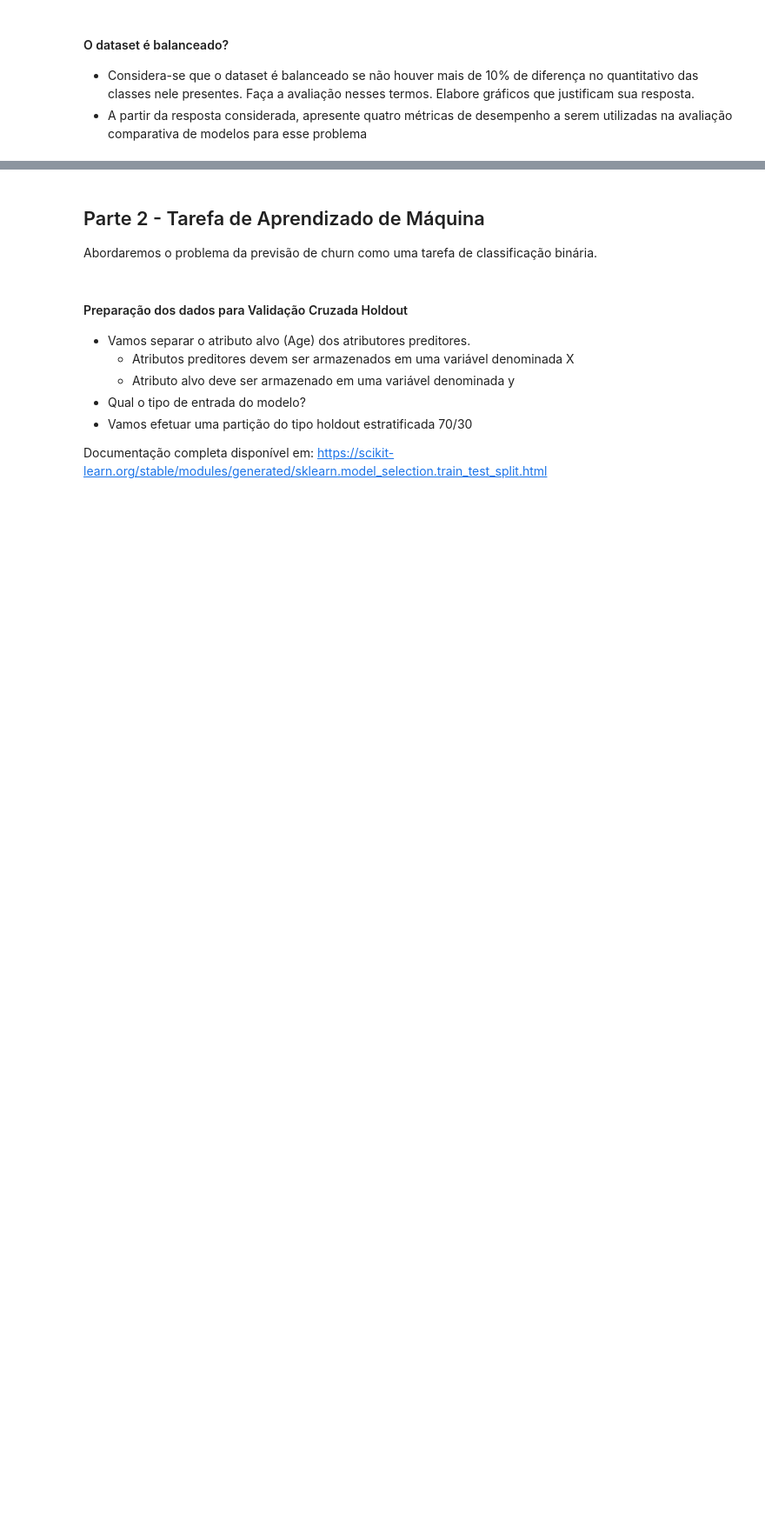
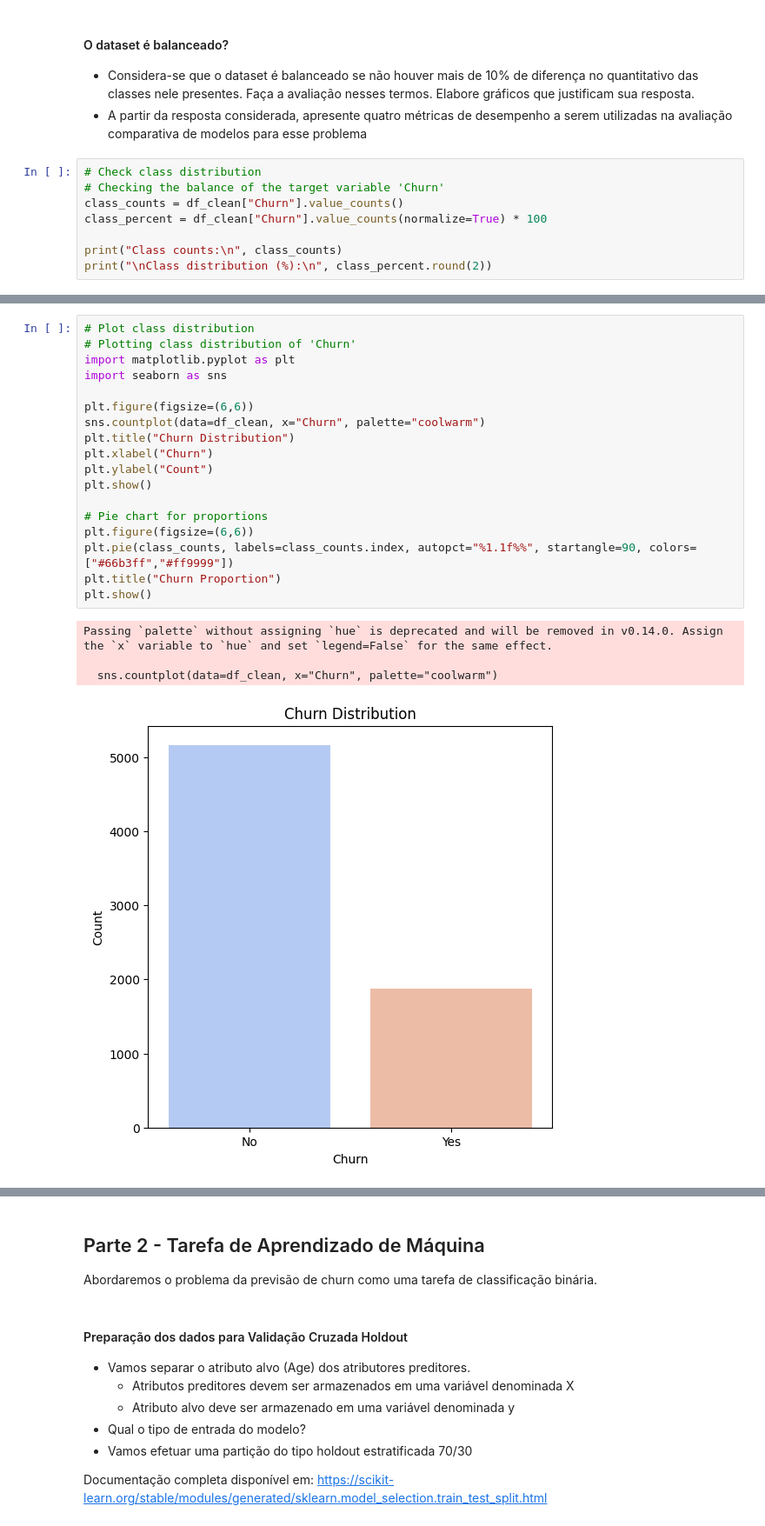
Before and after one commit to Marcelo-Heitor-de-Almeida-Lira/redes_neurais_ap2, a Jupyter notebook: RNA-2025.2-PP1.2.ipynb, the cells around one changed output, grey strips where cells are left out. Shown at 87% size. Saved outputs shown, nothing was run; the diff lists cells and outputs as text; blank space fills up the shorter version.

```diff
--- a/RNA-2025.2-PP1.2.ipynb
+++ b/RNA-2025.2-PP1.2.ipynb
@@ -732,3 +805,11 @@ Referências:
 
 - Considera-se que o dataset é balanceado se não houver mais de 10% de diferença no quantitativo das classes nele presentes. Faça a avaliação nesses termos. Elabore gráficos que justificam sua resposta.
 - A partir da resposta considerada, apresente quatro métricas de desempenho a serem utilizadas na avaliação comparativa de modelos para esse problema
+# %%
+# Check class distribution
+# Checking the balance of the target variable 'Churn'
+class_counts = df_clean["Churn"].value_counts()
+class_percent = df_clean["Churn"].value_counts(normalize=True) * 100
+
+print("Class counts:\n", class_counts)
+print("\nClass distribution (%):\n", class_percent.round(2))
@@ -734,0 +828,23 @@ Referências:
+# %%
+# Plot class distribution
+# Plotting class distribution of 'Churn'
+import matplotlib.pyplot as plt
+import seaborn as sns
+
+plt.figure(figsize=(6,6))
+sns.countplot(data=df_clean, x="Churn", palette="coolwarm")
+plt.title("Churn Distribution")
+plt.xlabel("Churn")
+plt.ylabel("Count")
+plt.show()
+
+# Pie chart for proportions
+plt.figure(figsize=(6,6))
+plt.pie(class_counts, labels=class_counts.index, autopct="%1.1f%%", startangle=90, colors=["#66b3ff","#ff9999"])
+plt.title("Churn Proportion")
+plt.show()
+# %% [output]
+Passing `palette` without assigning `hue` is deprecated and will be removed in v0.14.0. Assign the `x` variable to `hue` and set `legend=False` for the same effect.
+
+  sns.countplot(data=df_clean, x="Churn", palette="coolwarm")
+[figure, added]
```
Also changed, not shown: parts of 21 cells of this notebook, 1 other file.
